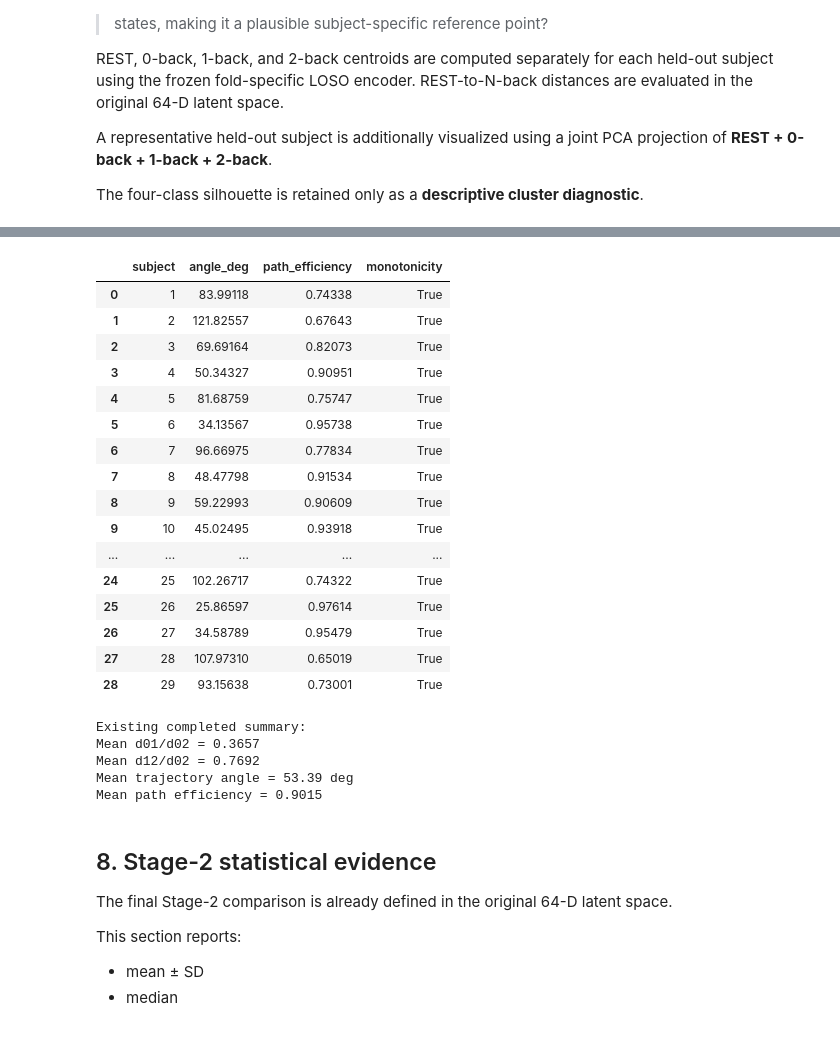
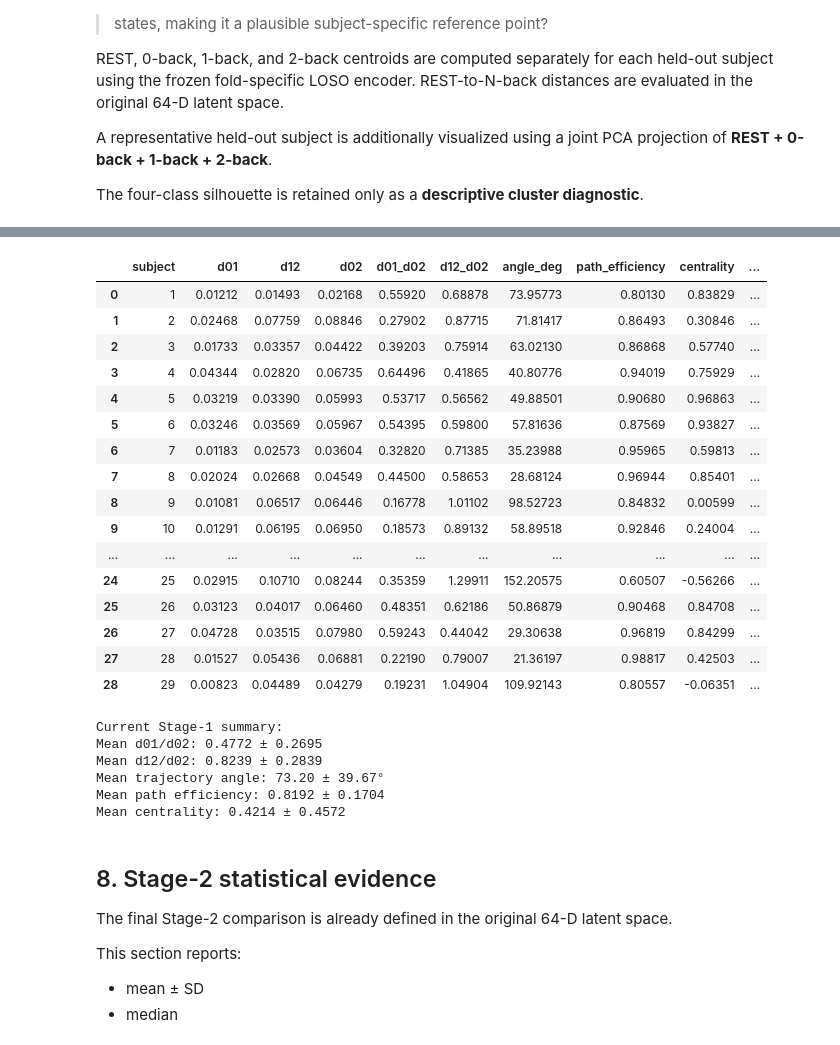
Before and after one commit to VigneshJai-Debug/fignn_cni__project, a Jupyter notebook: notebooks/FIGNN_Research_Validation.ipynb, the cells around one changed output, grey strips where cells are left out. Saved outputs shown, nothing was run; the diff lists cells and outputs as text; code cells hidden in the pictures.

```diff
--- a/notebooks/FIGNN_Research_Validation.ipynb
+++ b/notebooks/FIGNN_Research_Validation.ipynb
@@ -1086,49 +1050,41 @@ fig.write_image("rest_nback_latent_distances.pdf")
 # %%
 # ============================================================
 # 7B. EXISTING GEOMETRY — CONSOLIDATED
 # ============================================================
 
-geometry_cols = [
-    c for c in [
-        "subject", "d01", "d12", "d02",
-        "d01_d02_ratio", "d12_d02_ratio",
-        "angle_deg", "path_efficiency",
-        "monotonicity", "oneback_between"
-    ]
-    if c in stage1_df.columns
-]
+geometry_cols=["subject","d01","d12","d02","d01_d02","d12_d02","angle_deg","path_efficiency","centrality","oneback_between"]
+display(stage1_df[geometry_cols].sort_values("subject").round(5))
 
-if len(geometry_cols) > 1:
-    display(stage1_df[geometry_cols].sort_values("subject").round(5))
-
-print("\nExisting completed summary:")
-print("Mean d01/d02 = 0.3657")
-print("Mean d12/d02 = 0.7692")
-print("Mean trajectory angle = 53.39 deg")
-print("Mean path efficiency = 0.9015")
+print("\nCurrent Stage-1 summary:")
+print(f"Mean d01/d02: {stage1_df['d01_d02'].mean():.4f} ± {stage1_df['d01_d02'].std():.4f}")
+print(f"Mean d12/d02: {stage1_df['d12_d02'].mean():.4f} ± {stage1_df['d12_d02'].std():.4f}")
+print(f"Mean trajectory angle: {stage1_df['angle_deg'].mean():.2f} ± {stage1_df['angle_deg'].std():.2f}°")
+print(f"Mean path efficiency: {stage1_df['path_efficiency'].mean():.4f} ± {stage1_df['path_efficiency'].std():.4f}")
+print(f"Mean centrality: {stage1_df['centrality'].mean():.4f} ± {stage1_df['centrality'].std():.4f}")
 # %% [output]
-|  | subject | angle_deg | path_efficiency | monotonicity |
-| 0 | 1 | 83.99118 | 0.74338 | True |
-| 1 | 2 | 121.82557 | 0.67643 | True |
-| 2 | 3 | 69.69164 | 0.82073 | True |
-| 3 | 4 | 50.34327 | 0.90951 | True |
-| 4 | 5 | 81.68759 | 0.75747 | True |
-| 5 | 6 | 34.13567 | 0.95738 | True |
-| 6 | 7 | 96.66975 | 0.77834 | True |
-| 7 | 8 | 48.47798 | 0.91534 | True |
-| 8 | 9 | 59.22993 | 0.90609 | True |
-| 9 | 10 | 45.02495 | 0.93918 | True |
-| ... | ... | ... | ... | ... |
-| 24 | 25 | 102.26717 | 0.74322 | True |
-| 25 | 26 | 25.86597 | 0.97614 | True |
-| 26 | 27 | 34.58789 | 0.95479 | True |
-| 27 | 28 | 107.97310 | 0.65019 | True |
-| 28 | 29 | 93.15638 | 0.73001 | True |
+|  | subject | d01 | d12 | d02 | d01_d02 | d12_d02 | angle_deg | path_efficiency | centrality | ... |
+| 0 | 1 | 0.01212 | 0.01493 | 0.02168 | 0.55920 | 0.68878 | 73.95773 | 0.80130 | 0.83829 | ... |
+| 1 | 2 | 0.02468 | 0.07759 | 0.08846 | 0.27902 | 0.87715 | 71.81417 | 0.86493 | 0.30846 | ... |
+| 2 | 3 | 0.01733 | 0.03357 | 0.04422 | 0.39203 | 0.75914 | 63.02130 | 0.86868 | 0.57740 | ... |
+| 3 | 4 | 0.04344 | 0.02820 | 0.06735 | 0.64496 | 0.41865 | 40.80776 | 0.94019 | 0.75929 | ... |
+| 4 | 5 | 0.03219 | 0.03390 | 0.05993 | 0.53717 | 0.56562 | 49.88501 | 0.90680 | 0.96863 | ... |
+| 5 | 6 | 0.03246 | 0.03569 | 0.05967 | 0.54395 | 0.59800 | 57.81636 | 0.87569 | 0.93827 | ... |
+| 6 | 7 | 0.01183 | 0.02573 | 0.03604 | 0.32820 | 0.71385 | 35.23988 | 0.95965 | 0.59813 | ... |
+| 7 | 8 | 0.02024 | 0.02668 | 0.04549 | 0.44500 | 0.58653 | 28.68124 | 0.96944 | 0.85401 | ... |
+| 8 | 9 | 0.01081 | 0.06517 | 0.06446 | 0.16778 | 1.01102 | 98.52723 | 0.84832 | 0.00599 | ... |
+| 9 | 10 | 0.01291 | 0.06195 | 0.06950 | 0.18573 | 0.89132 | 58.89518 | 0.92846 | 0.24004 | ... |
+| ... | ... | ... | ... | ... | ... | ... | ... | ... | ... | ... |
+| 24 | 25 | 0.02915 | 0.10710 | 0.08244 | 0.35359 | 1.29911 | 152.20575 | 0.60507 | -0.56266 | ... |
+| 25 | 26 | 0.03123 | 0.04017 | 0.06460 | 0.48351 | 0.62186 | 50.86879 | 0.90468 | 0.84708 | ... |
+| 26 | 27 | 0.04728 | 0.03515 | 0.07980 | 0.59243 | 0.44042 | 29.30638 | 0.96819 | 0.84299 | ... |
+| 27 | 28 | 0.01527 | 0.05436 | 0.06881 | 0.22190 | 0.79007 | 21.36197 | 0.98817 | 0.42503 | ... |
+| 28 | 29 | 0.00823 | 0.04489 | 0.04279 | 0.19231 | 1.04904 | 109.92143 | 0.80557 | -0.06351 | ... |
-Existing completed summary:
-Mean d01/d02 = 0.3657
-Mean d12/d02 = 0.7692
-Mean trajectory angle = 53.39 deg
-Mean path efficiency = 0.9015
+Current Stage-1 summary:
+Mean d01/d02: 0.4772 ± 0.2695
+Mean d12/d02: 0.8239 ± 0.2839
+Mean trajectory angle: 73.20 ± 39.67°
+Mean path efficiency: 0.8192 ± 0.1704
+Mean centrality: 0.4214 ± 0.4572
 # %% [markdown]
 ## 8. Stage-2 statistical evidence
 
```
Also changed, not shown: parts of 22 cells of this notebook, 14 other files.
